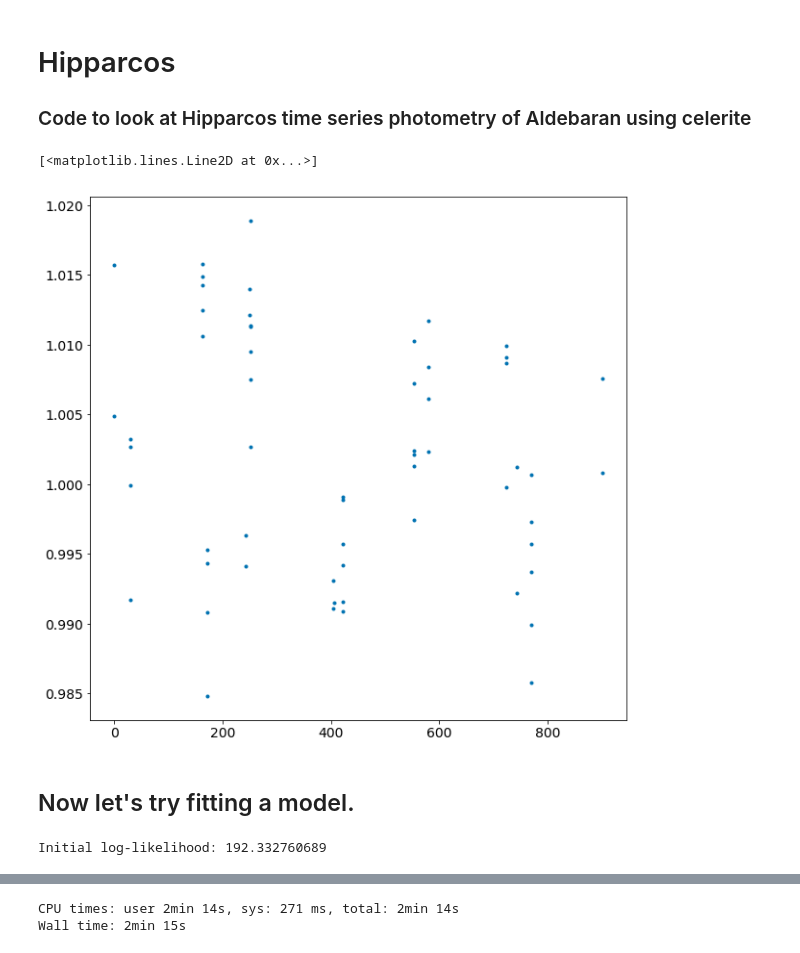
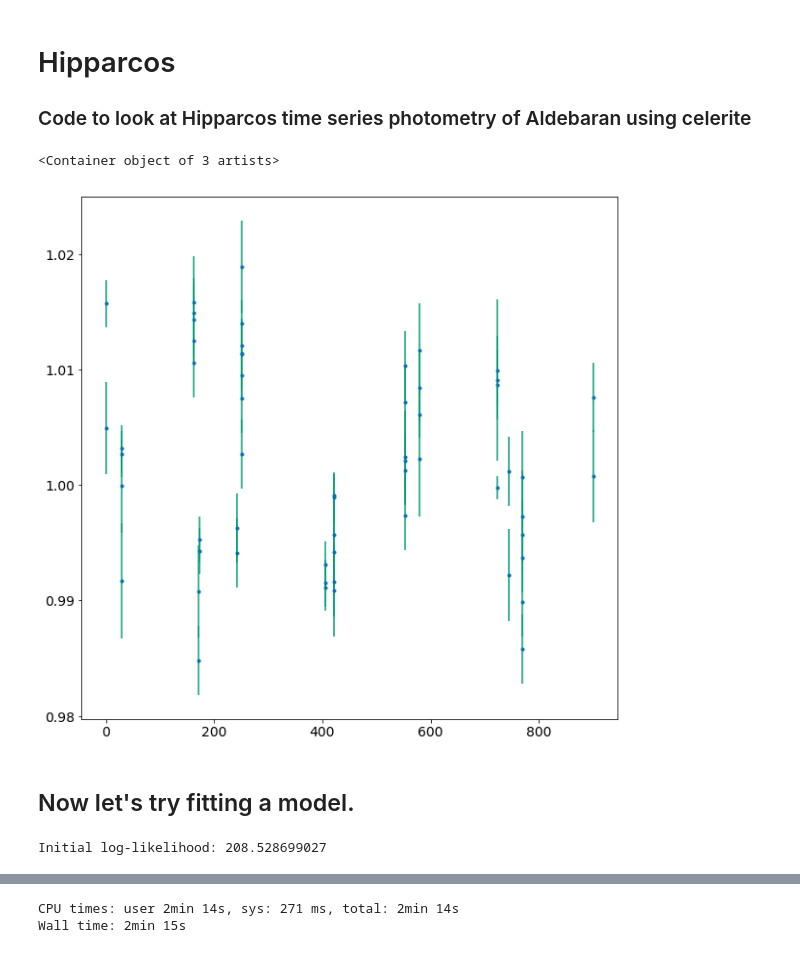
Before and after one commit to farr/Aldebaran, a Jupyter notebook: notebooks/hipparcos.ipynb, the cells around one changed output, grey strips where cells are left out. Drawn from its saved outputs; the diff is of its cells as text; code cells hidden in the pictures.

Commit message:
add errorbars

```diff
--- a/notebooks/hipparcos.ipynb
+++ b/notebooks/hipparcos.ipynb
@@ -31,7 +31,7 @@ def read_hipp(fname):
     with open(fname) as f:
         lines = f.readlines()[27:]
 
-    time, flux = 1.*np.zeros(len(lines)), 1.*np.zeros(len(lines))
+    time, flux, err = 1.*np.zeros(len(lines)), 1.*np.zeros(len(lines)),1.*np.zeros(len(lines))
 
 
     for j,line in enumerate(lines):
@@ -40,20 +40,23 @@ def read_hipp(fname):
         l = line.split("|")
         time[j] = l[0]
         flux[j] = l[1]
+        err[j] = l[2]
 
     time = time[:j]
     flux = flux[:j]
+    err = err[:j]
 
-    return time, flux
+    return time, flux,err
 # %%
-time, flux = read_hipp(fname)
+time, flux, err = read_hipp(fname)
 time -= time.min()
 # %%
 plt.plot(time,flux,'.')
+plt.errorbar(time,flux,yerr=err,linestyle="none")
 # plt.xlim(150,175)
 # %% [output]
-[<matplotlib.lines.Line2D at 0x...>]
+<Container object of 3 artists>
-[figure, old version]
+[figure, new version]
 # %% [markdown]
 ## Now let's try fitting a model.
 # %%
@@ -78,10 +86,10 @@ kernel += terms.SHOTerm(log_S0=np.log(S0), log_Q=np.log(Q), log_omega0=np.log(w0
                         bounds=bounds)
 # %%
 gp = celerite.GP(kernel,mean=np.mean(y))
-gp.compute(time,yerr=0.01)
+gp.compute(time,yerr=err)
 print("Initial log-likelihood: {0}".format(gp.log_likelihood(y)))
 # %% [output]
-Initial log-likelihood: 192.332760689
+Initial log-likelihood: 208.528699027
 # %%
 # Define a cost function
 def neg_log_like(params, y, gp):
```
Also changed, not shown: parts of 7 cells of this notebook.
